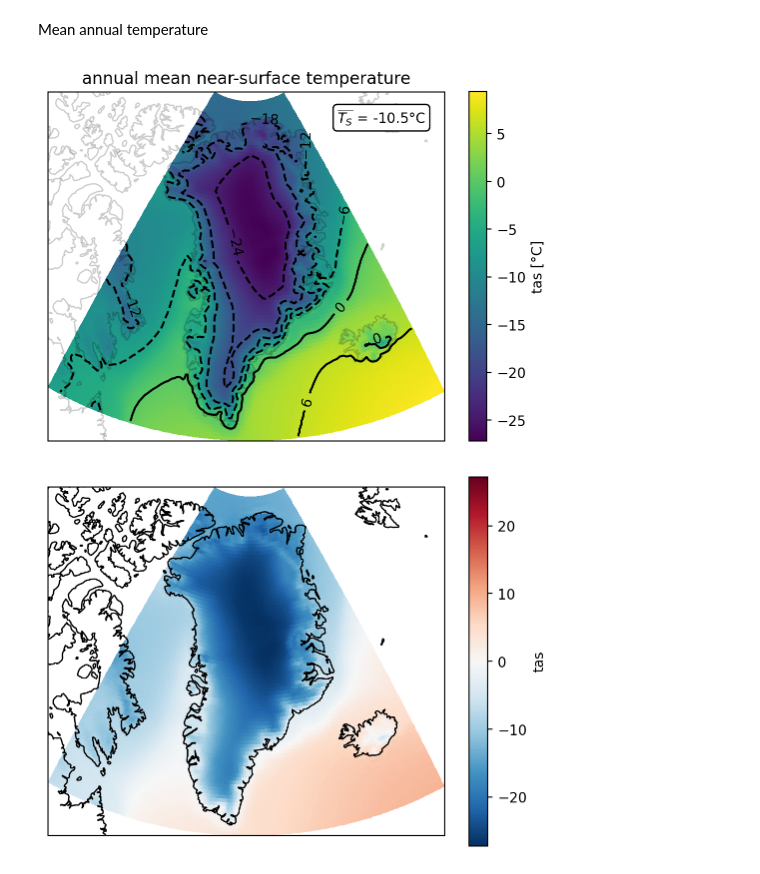
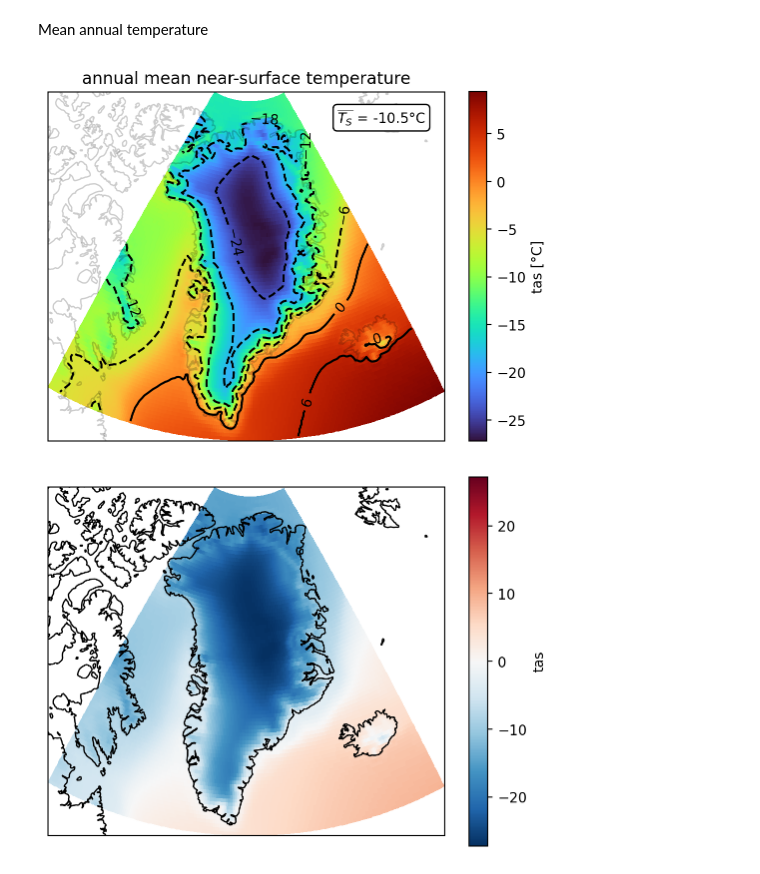
Before and after one commit to vegan-schnitzel/greenland-ice-sheet, a Jupyter notebook: era5/analyse-observations.ipynb, the cells around one changed output. Drawn from its saved outputs; the diff is of its cells as text; code cells hidden in the pictures.

```diff
--- a/era5/analyse-observations.ipynb
+++ b/era5/analyse-observations.ipynb
@@ -21,29 +21,29 @@ Mean annual temperature
 # %%
 # sellonlatbox,288,349,59,85
 proj = ccrs.Orthographic(central_longitude=-41, central_latitude=72)
 trans = ccrs.PlateCarree()
 
 fig, ax = plt.subplots(subplot_kw=dict(projection=proj))
 
 # dataset plotting
-tas.mean(dim='time').plot(ax=ax, transform=trans, center=False,
+tas.mean(dim='time').plot(ax=ax, transform=trans, center=False, cmap='turbo',
                           cbar_kwargs=dict(shrink=0.945, label="tas [°C]"))
 cs = tas.mean(dim='time').plot.contour(ax=ax, transform=trans, colors='k',
                                        levels=8, center=False, add_colorbar=False)
 ax.clabel(cs)
 
 # add mean temperature as text label
 props = dict(boxstyle='round', facecolor='white')
 tas_mean = tas.mean(dim=['lon','lat','time']).item()
 ax.text(0.73, 0.9, rf"$\overline{{T_S}}$ = {np.round(tas_mean, 1)}°C",
         verticalalignment="bottom", transform=ax.transAxes, bbox=props)
 
 ax.coastlines(alpha=0.2)
 #ax.gridlines()
 ax.set_title("annual mean near-surface temperature")
 plt.savefig("figs/tas-annual-mean.png", dpi=300, bbox_inches="tight")
 # %% [output]
-[figure, old version]
+[figure, new version]
 # %%
 # alternative way of plotting by saving xarray plot-method object
 p = tas.mean(dim='time').plot(
```
Also changed, not shown: parts of 2 cells of this notebook, 27 other files.
